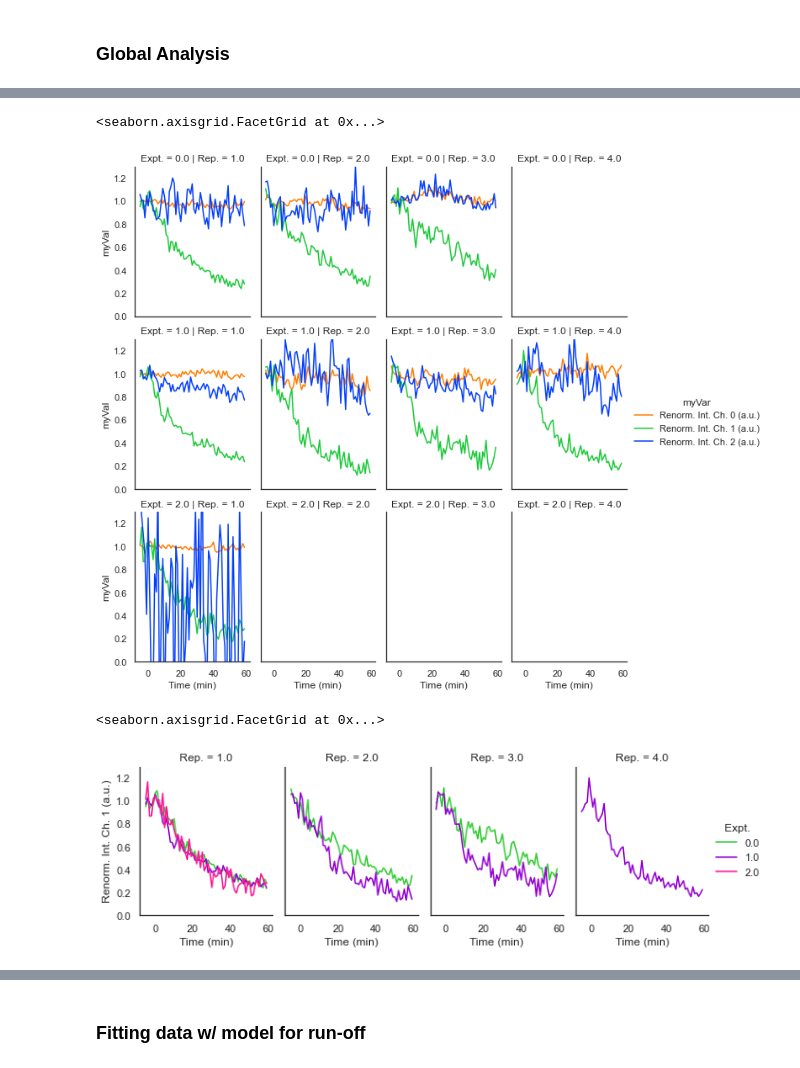
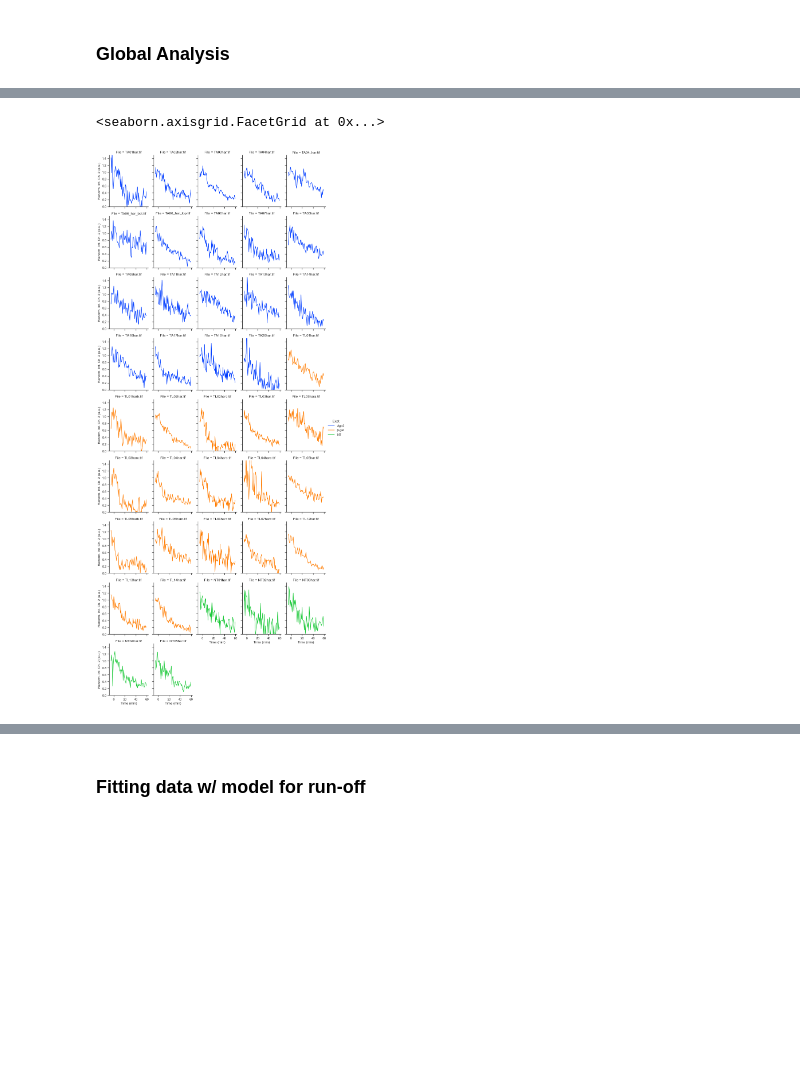
Before and after one commit to Colorado-State-University-Stasevich-Lab/single-molecule-tracking-python, a Jupyter notebook: Code/Particle array/Charlotte_Harringtonine_AnalysisV2.ipynb, the cells around one changed output, grey strips where cells are left out. Drawn from its saved outputs; the diff is of its cells as text; code cells hidden in the pictures; blank space fills up the shorter version.

```diff
--- a/Code/Particle array/Charlotte_Harringtonine_AnalysisV2.ipynb
+++ b/Code/Particle array/Charlotte_Harringtonine_AnalysisV2.ipynb
@@ -291,13 +291,16 @@ vids_TA =['TA01har.tif','TA02har.tif','TA03har.tif','TA04har.tif','TA04_har.tif'
           'TA16har.tif','TA17har.tif','TA18har.tif','TA20har.tif']
 vids_TL =['TL01har.tif','TL01harb.tif','TL02har.tif','TL02harc.tif','TL03har.tif','TL03hara.tif','TL03harc.tif',
           'TL04har.tif','TL04harb.tif','TL04harc.tif','TL05har.tif','TL05harb.tif','TL05harc.tif','TL06harc.tif','TL07harc.tif',
-          'TL13har.tif','TL14har.tif']
+          'TL12har.tif','TL13har.tif','TL14har.tif']
 vids_NT=['NT01har.tif','NT02har.tif','NT03har.tif','NT04har.tif','NT05har.tif']
 
 # A list of which replicate each vid above corresponds to :
 replicates_TA = [1,1,1,1,3,3,3,1,1,1,1,2,2,2,2,2,2,2,2]
-replicates_TL = [1,3,1,4,1,3,4,1,3,4,1,3,4,4,4,2,2]
+replicates_TL = [1,3,1,3,1,3,3,1,3,3,1,3,3,3,3,2,2,2]  #[1,3,1,4,1,3,4,1,3,4,1,3,4,4,4,2,2]
 replicates_NT = [1,1,1,1,1]
+
+# A list of expt. names:
+my_expts = ('Ago2', '\u03B2-gal','NT')
 
 # The name of the 2D bg-subtracted crop array vids
 track_array_filenames_TA = ['Particles_' + videos[:-4] + '_crop_pad_' +
@@ -353,14 +356,14 @@ os.chdir('C:/Users/tim_s/OneDrive - Colostate/Stasevich Lab/Our papers/Ago2Tethe
 # %%
 # Make dataframes from the measurements of intensities in 2D disk masks:
 df_tas = [tas[i].measure_intensity_in_mask_df(tas[i].arr, np.array([tas[i].disk_mask_2D(3)]), dt=1,
-            start_frame=5, renorm_frames=[0,7], file_number=(i+1), replicate_number=replicates_TA[i],
-            exp_number=0) for i in np.arange(len(tas))]
+            start_frame=5, renorm_frames=[0,7], file=vids_TA[i], replicate=replicates_TA[i],
+            exp=my_expts[0]) for i in np.arange(len(tas))]
 df_tls = [tls[i].measure_intensity_in_mask_df(tls[i].arr, np.array([tls[i].disk_mask_2D(3)]), dt=1,
-            start_frame=5, renorm_frames=[0,7], file_number=100*(i+1), replicate_number=replicates_TL[i],
-            exp_number=1) for i in np.arange(len(tls))]
+            start_frame=5, renorm_frames=[0,7], file=vids_TL[i], replicate=replicates_TL[i],
+            exp=my_expts[1]) for i in np.arange(len(tls))]
 df_nts = [nts[i].measure_intensity_in_mask_df(nts[i].arr, np.array([nts[i].disk_mask_2D(3)]), dt=1,
-            start_frame=5, renorm_frames=[0,7], file_number=-100*(i+1), replicate_number=replicates_NT[i],
-            exp_number=2) for i in np.arange(len(nts))]
+            start_frame=5, renorm_frames=[0,7], file=vids_NT[i], replicate=replicates_NT[i],
+            exp=my_expts[2]) for i in np.arange(len(nts))]
 # %%
 # Concatenate everything together:
 df_ta = pd.concat(df_tas, axis=0, sort=False)
@@ -379,10 +382,10 @@ df_all.head()
 # Basic settings for all subsequent plots:
 sns.set(font="Arial")
 sns.set_style("white")
-
+sns.set_style('ticks')
 # melt dataframe to plot multiple columns (y-vals) vs a single column (x-vals):
 df_temp=pd.melt(df_all, id_vars=['Time (min)','Expt.','Rep.'],var_name='myVar', value_name='myVal',
-    value_vars=['Int. Ch. 0 (a.u.)', 'Int. Ch. 1 (a.u.)','Int. Ch. 2 (a.u.)'])
+    value_vars=['Int. Ch. 1 (a.u.)', 'Int. Ch. 2 (a.u.)','Int. Ch. 3 (a.u.)'])
 
 # Choose palette, plot, and save:
 my_palette = [sns.color_palette("bright")[1],sns.color_palette("bright")[2],
@@ -405,22 +420,9 @@ plt.savefig('Harringtonine-AvgAll.svg', format = 'svg', dpi=300)
-# %%
-# melt dataframe to plot multiple columns (y-vals) vs a single column (x-vals):
-df_temp=pd.melt(df_all, id_vars=['Time (min)','Expt.','Rep.'],var_name='myVar', value_name='myVal',
-    value_vars=['Renorm. Int. Ch. 0 (a.u.)', 'Renorm. Int. Ch. 1 (a.u.)','Renorm. Int. Ch. 2 (a.u.)'])
-
-# Display all replicates for Ago2 tethering (top row) and LacZ tethering (bottom row)
-my_palette = [sns.color_palette("bright")[1],sns.color_palette("bright")[2],sns.color_palette("bright")[0]]
-g=sns.relplot(x="Time (min)", y="myVal",col="Rep.",hue="myVar", row="Expt.",kind='line',
-            data=df_temp, palette=my_palette,legend=True,height=3, aspect=.75,ci=None)
-g.set(ylim=(0., 1.3))
-# %% [output]
-<seaborn.axisgrid.FacetGrid at 0x...>
-[figure, removed]
 # %%
-# Compare Ago2 tethering (blue) to lacZ tethering (orange) in replicates
-my_palette =['limegreen','darkviolet','deeppink']
-g=sns.relplot(x="Time (min)", y="Renorm. Int. Ch. 1 (a.u.)",col="Rep.",hue="Expt.", kind='line',
-            data=df_all, palette=my_palette,legend=True,height=3, aspect=.75,ci=None)
-g.set(ylim=(0, 1.3))
+# Display all cells one-by-one. 1-19 Ago2; 100-1700 LacZ
+g=sns.relplot(x="Time (min)", y="Renorm. Int. Ch. 2 (a.u.)",hue="Expt.",col="File", kind='line',
+            data=df_all, palette='bright',legend=True,col_wrap=5,
+              height=3, aspect=.75,ci=None)
+g.set(ylim=(0, 1.5))
 # %% [output]
 <seaborn.axisgrid.FacetGrid at 0x...>
-[figure, old version]
+[figure, new version]
```
Also changed, not shown: parts of 23 cells of this notebook, 1 other file.
